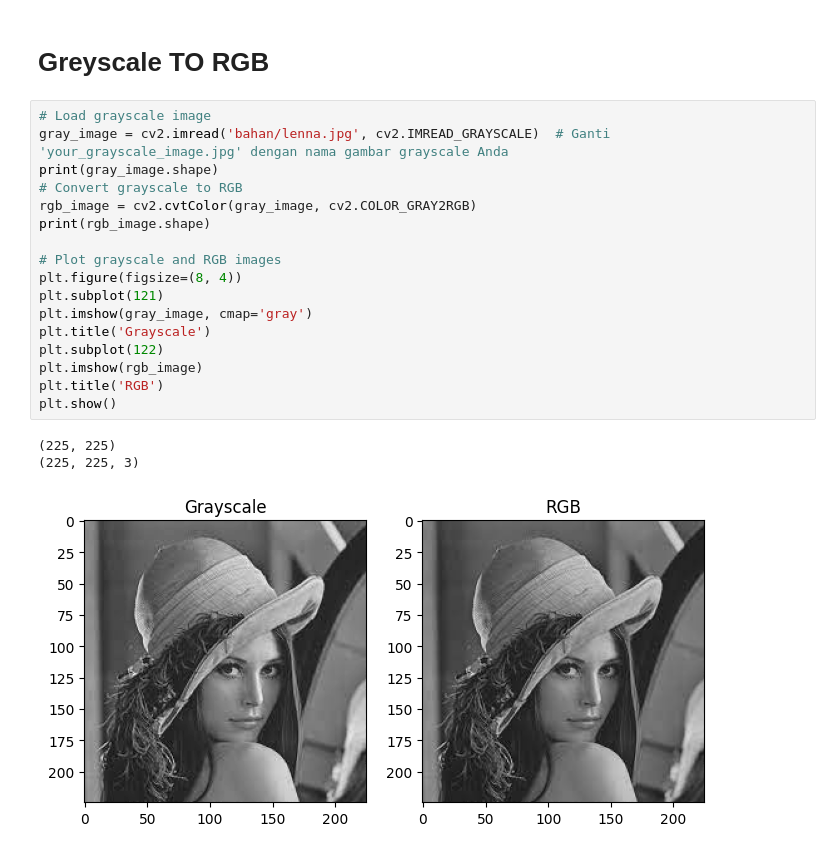
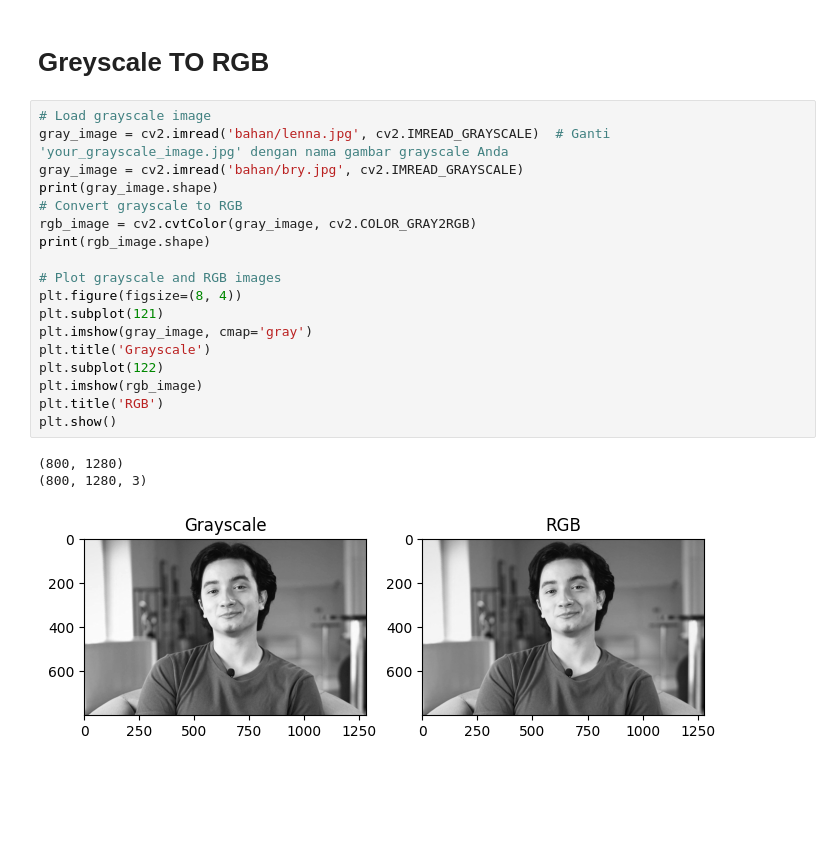
Before and after one commit to Nilapine/PCD, a Jupyter notebook: colour_space-checkpoint.ipynb, the cells around one changed output. Saved outputs shown, nothing was run; the diff lists cells and outputs as text; blank space fills up the shorter version.

```diff
--- a/colour_space-checkpoint.ipynb
+++ b/colour_space-checkpoint.ipynb
@@ -95,21 +95,22 @@ plt.show()
 # %%
 # Load grayscale image
 gray_image = cv2.imread('bahan/lenna.jpg', cv2.IMREAD_GRAYSCALE)  # Ganti 'your_grayscale_image.jpg' dengan nama gambar grayscale Anda
+gray_image = cv2.imread('bahan/bry.jpg', cv2.IMREAD_GRAYSCALE)
 print(gray_image.shape)
 # Convert grayscale to RGB
 rgb_image = cv2.cvtColor(gray_image, cv2.COLOR_GRAY2RGB)
 print(rgb_image.shape)
 
 # Plot grayscale and RGB images
 plt.figure(figsize=(8, 4))
 plt.subplot(121)
 plt.imshow(gray_image, cmap='gray')
 plt.title('Grayscale')
 plt.subplot(122)
 plt.imshow(rgb_image)
 plt.title('RGB')
 plt.show()
 # %% [output]
-(225, 225)
-(225, 225, 3)
+(800, 1280)
+(800, 1280, 3)
-[figure, old version]
+[figure, new version]
```
Also changed, not shown: parts of 4 cells of this notebook, 2 other files.
